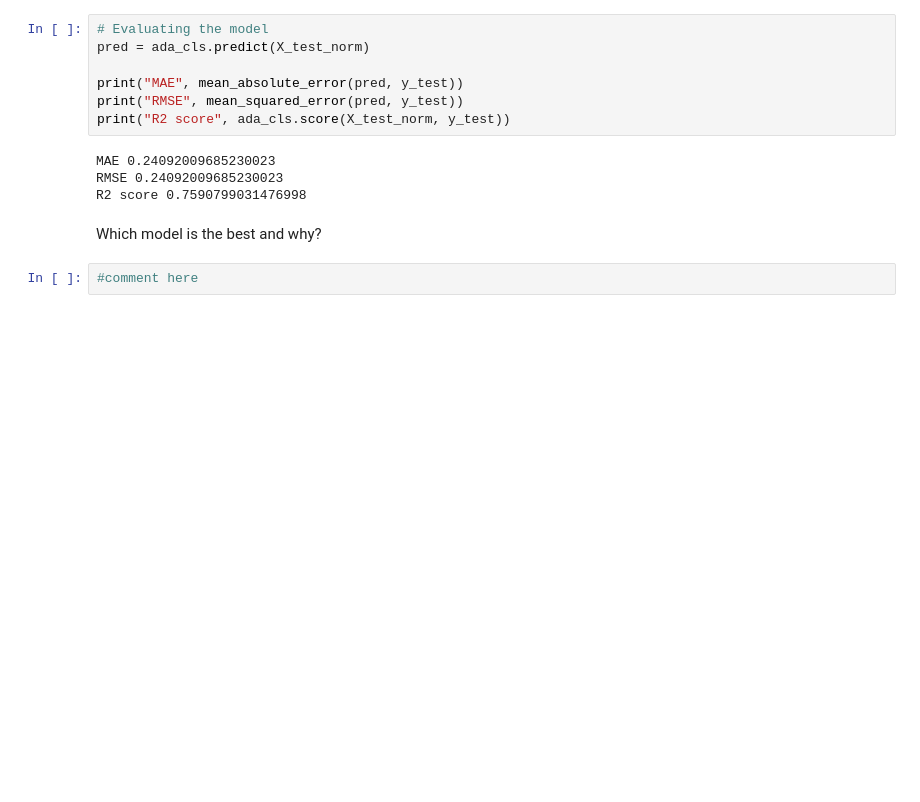
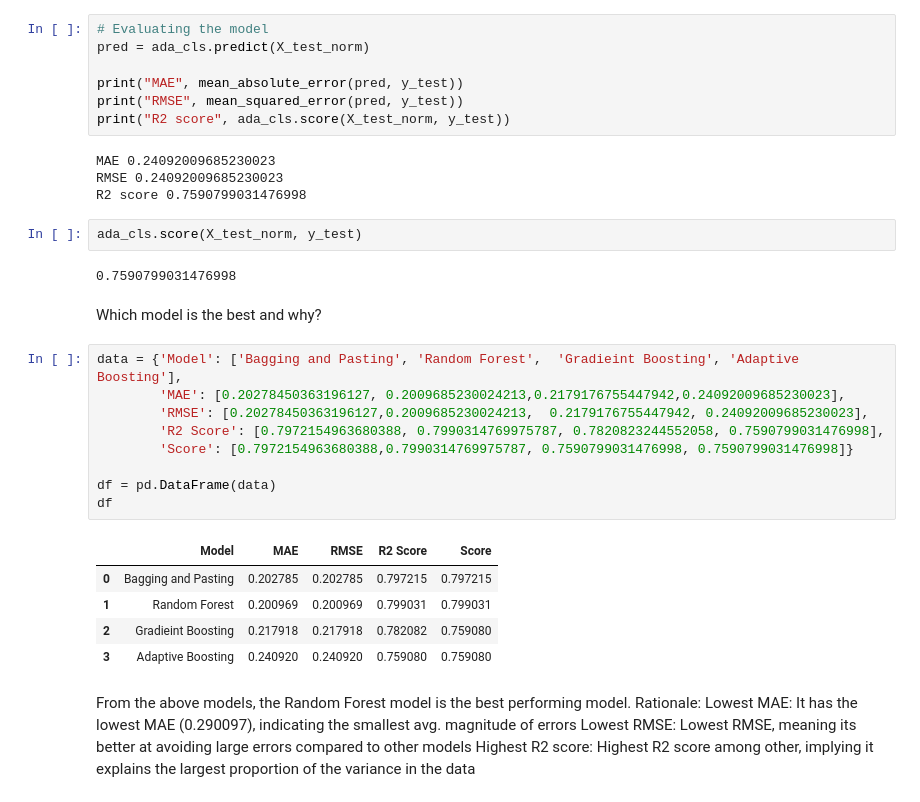
Before and after one commit to data-bootcamp-v4/lab-ml-regression, a Jupyter notebook: lab-ensemble.ipynb, the cells around one changed output. Saved outputs shown, nothing was run; the diff lists cells and outputs as text; blank space fills up the shorter version.

```diff
--- a/lab-ensemble.ipynb
+++ b/lab-ensemble.ipynb
@@ -414,7 +404,30 @@ print("R2 score", ada_cls.score(X_test_norm, y_test))
 MAE 0.24092009685230023
 RMSE 0.24092009685230023
 R2 score 0.7590799031476998
+# %%
+ada_cls.score(X_test_norm, y_test)
+# %% [output]
+0.7590799031476998
 # %% [markdown]
 Which model is the best and why?
-# %%
-#comment here
+# %%
+data = {'Model': ['Bagging and Pasting', 'Random Forest',  'Gradieint Boosting', 'Adaptive Boosting'],
+        'MAE': [0.20278450363196127, 0.2009685230024213,0.2179176755447942,0.24092009685230023],
+        'RMSE': [0.20278450363196127,0.2009685230024213,  0.2179176755447942, 0.24092009685230023],
+        'R2 Score': [0.7972154963680388, 0.7990314769975787, 0.7820823244552058, 0.7590799031476998],
+        'Score': [0.7972154963680388,0.7990314769975787, 0.7590799031476998, 0.7590799031476998]}
+
+df = pd.DataFrame(data)
+df
+# %% [output]
+|  | Model | MAE | RMSE | R2 Score | Score |
+| 0 | Bagging and Pasting | 0.202785 | 0.202785 | 0.797215 | 0.797215 |
+| 1 | Random Forest | 0.200969 | 0.200969 | 0.799031 | 0.799031 |
+| 2 | Gradieint Boosting | 0.217918 | 0.217918 | 0.782082 | 0.759080 |
+| 3 | Adaptive Boosting | 0.240920 | 0.240920 | 0.759080 | 0.759080 |
+# %% [markdown]
+From the above models, the Random Forest model is the best performing model.
+Rationale:
+Lowest MAE: It has the lowest MAE (0.290097), indicating the smallest avg. magnitude of errors
+Lowest RMSE: Lowest RMSE, meaning its better at avoiding large errors compared to other models
+Highest R2 score: Highest R2 score among other, implying it explains the largest proportion of the variance in the data
```
Also changed, not shown: parts of 12 cells of this notebook.
